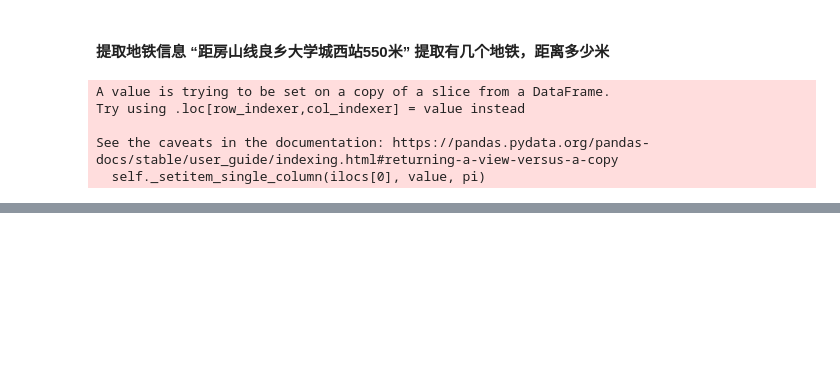
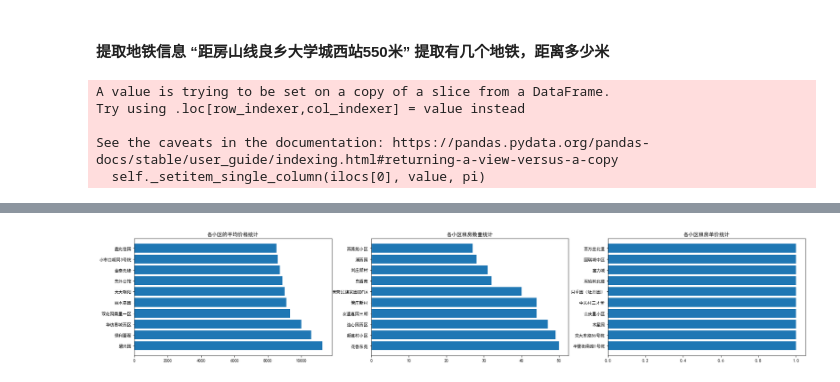
Before and after one commit to qiuzhaojun/RentFromDanke, a Jupyter notebook: eda.ipynb, the cells around one changed output, grey strips where cells are left out. Cells and saved outputs as stored; diff of their text form; code cells hidden in the pictures; blank space fills up the shorter version.

```diff
--- a/eda.ipynb
+++ b/eda.ipynb
@@ -113,0 +354,4 @@ See the caveats in the documentation: https://pandas.pydata.org/pandas-docs/stab
+# %%
+village = all_data.groupby('小区').agg({'价格':'mean','小区':'count','每平价格':'mean'})
+village.columns = ['平均价格','租房数量','每平价格']
+village
@@ -113,0 +373,21 @@ See the caveats in the documentation: https://pandas.pydata.org/pandas-docs/stab
+# %%
+# 排序
+village_price = village.sort_values('平均价格',ascending=False).iloc[0:10]
+village_count = village.sort_values('租房数量',ascending=False).iloc[0:10]
+village_unit = village.sort_values('每平价格',ascending=False).iloc[0:10]
+# %%
+fig = plt.figure(figsize=(28,5))
+plt.subplot(1,3,1)
+plt.barh(village_price.index,village_price.iloc[:,0])
+plt.title('各小区的平均价格统计')
+
+plt.subplot(1,3,2)
+plt.barh(village_count.index,village_count.iloc[:,1])
+plt.title('各小区租房数量统计')
+
+plt.subplot(1,3,3)
+plt.barh(village_unit.index,village_unit.iloc[:,1])
+plt.title('各小区租房单价统计')
+plt.show()
+# %% [output]
+[figure, added]
```
Also changed, not shown: parts of 38 cells of this notebook.
